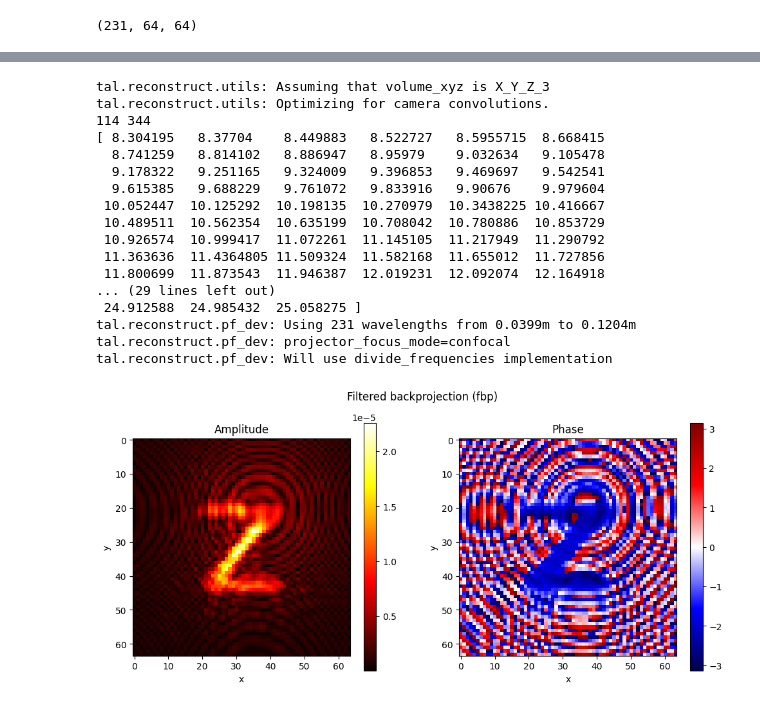
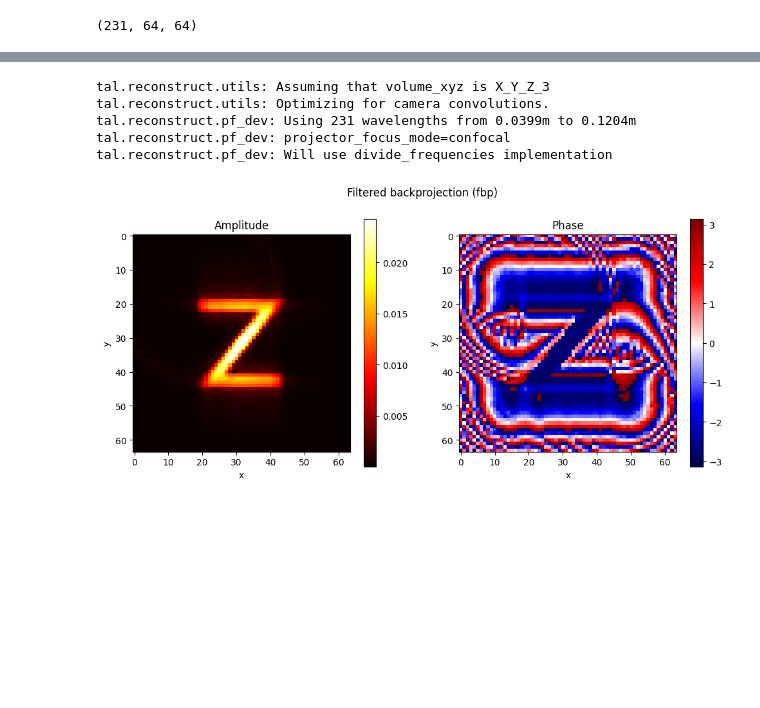
Before and after one commit to diegoroyo/tal, a Jupyter notebook: examples/render-reconstruct-freqspace/reconstruct.ipynb, the cells around one changed output, grey strips where cells are left out. Drawn from its saved outputs; the diff is of its cells as text; code cells hidden in the pictures; blank space fills up the shorter version.

```diff
--- a/examples/render-reconstruct-freqspace/reconstruct.ipynb
+++ b/examples/render-reconstruct-freqspace/reconstruct.ipynb
@@ -8,7 +8,7 @@ import os
 # you need to have rendered the scene using the "tal render nlos-z.freq" shell command
 # See README.md for more information
 # Write here        vvvvvvvvvvvvvvv   the path to your rendered scene
-root = 'nlos-z-freq/YYYYMMDD-HHMMSS'
+root = 'nlos-z-freq/20250313-100430'
 
 data = tal.io.read_capture(os.path.join(root, 'nlos-z-freq.hdf5'))
 # %%
@@ -33,29 +35,17 @@ plt.plot(np.abs(data.H[:, 0, 0]))
 # %%
 # Here is a reconstruction using filtered backprojection
 # By default:
 # * The filtering applied, by default, is the phasor field filter with the
 #       wl_mean and wl_sigma specified
 # * It is single-threaded (see tal.resources to see how to multi-thread)
 H_1 = tal.reconstruct.pf_dev.solve(data, wl_mean=0.06, wl_sigma=0.06,
                                 volume_xyz=volume_xyz, camera_system=tal.enums.CameraSystem.DIRECT_LIGHT,
-                                skip_H_fft=True, skip_H_padding=True)
+                                skip_H_fft=True, skip_H_padding=True, nt=4096)
 tal.plot.amplitude_phase(H_1, title='Filtered backprojection (fbp)')
 # %% [output]
 tal.reconstruct.utils: Assuming that volume_xyz is X_Y_Z_3
 tal.reconstruct.utils: Optimizing for camera convolutions.
-114 344
-[ 8.304195   8.37704    8.449883   8.522727   8.5955715  8.668415
-  8.741259   8.814102   8.886947   8.95979    9.032634   9.105478
-  9.178322   9.251165   9.324009   9.396853   9.469697   9.542541
-  9.615385   9.688229   9.761072   9.833916   9.90676    9.979604
- 10.052447  10.125292  10.198135  10.270979  10.3438225 10.416667
- 10.489511  10.562354  10.635199  10.708042  10.780886  10.853729
- 10.926574  10.999417  11.072261  11.145105  11.217949  11.290792
- 11.363636  11.4364805 11.509324  11.582168  11.655012  11.727856
- 11.800699  11.873543  11.946387  12.019231  12.092074  12.164918
-... (29 lines left out)
- 24.912588  24.985432  25.058275 ]
 tal.reconstruct.pf_dev: Using 231 wavelengths from 0.0399m to 0.1204m
 tal.reconstruct.pf_dev: projector_focus_mode=confocal
 tal.reconstruct.pf_dev: Will use divide_frequencies implementation
-[figure, old version]
+[figure, new version]
```
Also changed, not shown: parts of 1 cell of this notebook, 2 other files.
